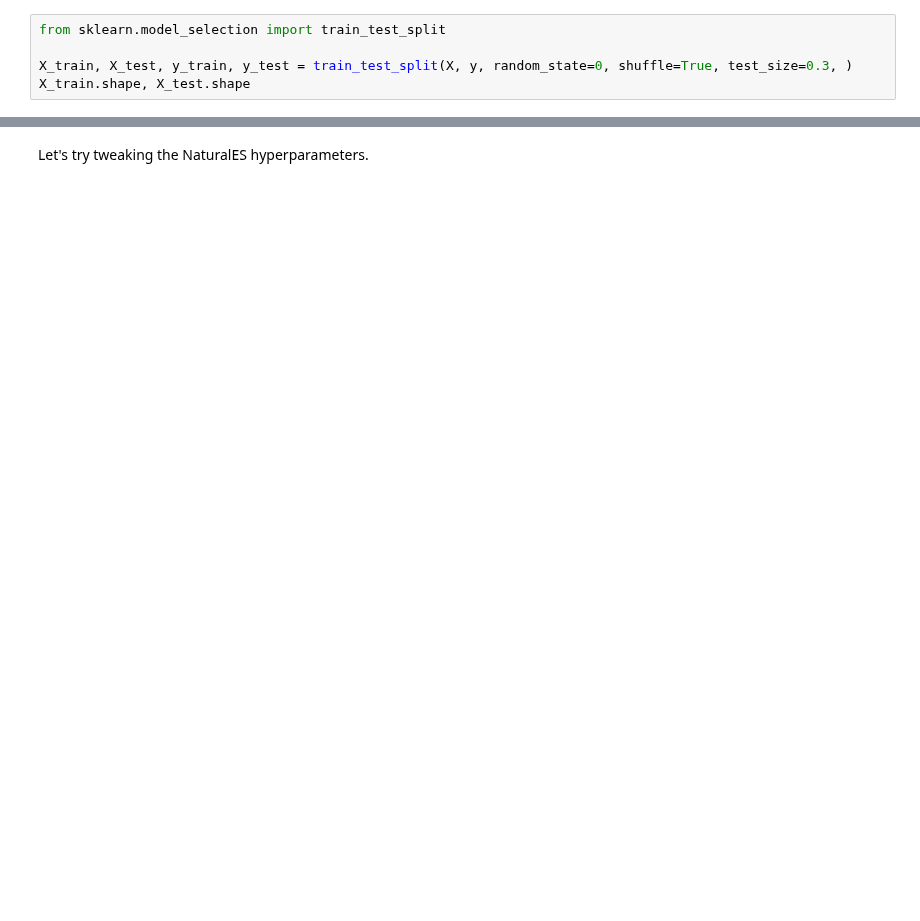
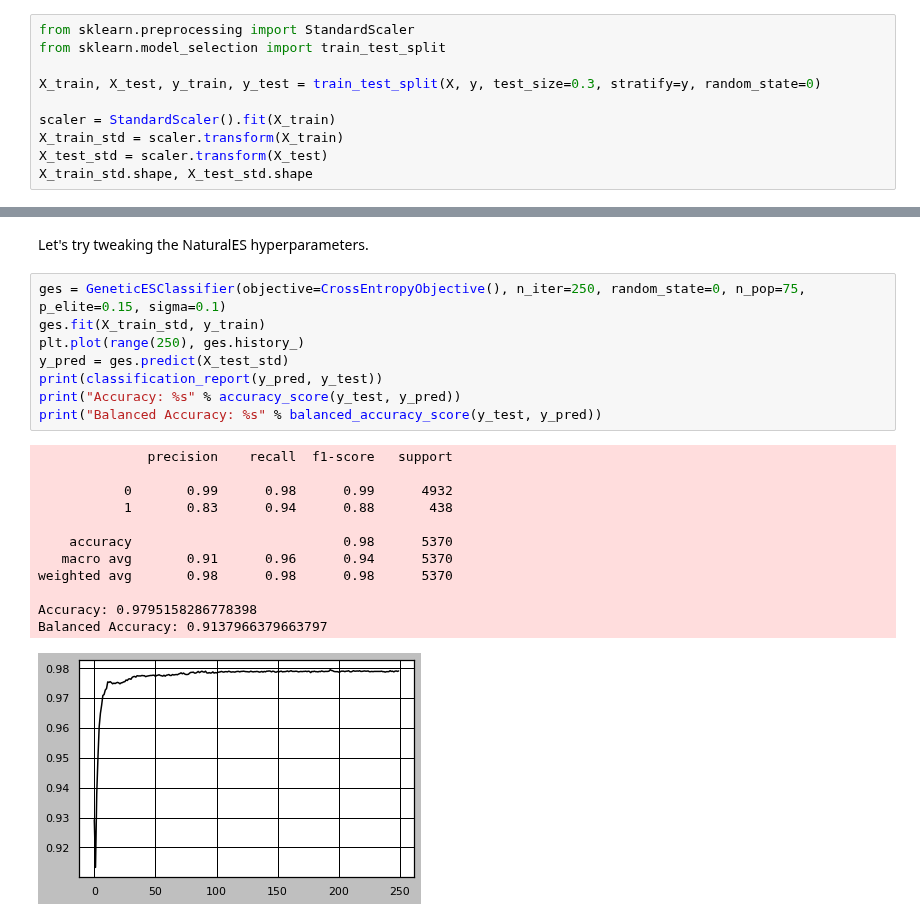
Before and after one commit to EvanLavender13/cs613-final-project, a Jupyter notebook: space.ipynb, the cells around one changed output, grey strips where cells are left out. Saved outputs shown, nothing was run; the diff lists cells and outputs as text; blank space fills up the shorter version.

```diff
--- a/space.ipynb
+++ b/space.ipynb
@@ -37,9 +37,14 @@ y.shape
 # %% [output]
 (17898,)
 # %%
+from sklearn.preprocessing import StandardScaler
 from sklearn.model_selection import train_test_split
 
-X_train, X_test, y_train, y_test = train_test_split(X, y, random_state=0, shuffle=True, test_size=0.3, )
-X_train.shape, X_test.shape
+X_train, X_test, y_train, y_test = train_test_split(X, y, test_size=0.3, stratify=y, random_state=0)
+
+scaler = StandardScaler().fit(X_train)
+X_train_std = scaler.transform(X_train)
+X_test_std = scaler.transform(X_test)
+X_train_std.shape, X_test_std.shape
 # %% [output]
 ((12528, 8), (5370, 8))
@@ -113,2 +144,23 @@ score(CrossEntropyObjective())
 # %% [markdown]
 Let's try tweaking the NaturalES hyperparameters.
+# %%
+ges = GeneticESClassifier(objective=CrossEntropyObjective(), n_iter=250, random_state=0, n_pop=75, p_elite=0.15, sigma=0.1)
+ges.fit(X_train_std, y_train)
+plt.plot(range(250), ges.history_)
+y_pred = ges.predict(X_test_std)
+print(classification_report(y_pred, y_test))
+print("Accuracy: %s" % accuracy_score(y_test, y_pred))
+print("Balanced Accuracy: %s" % balanced_accuracy_score(y_test, y_pred))
+# %% [output]
+              precision    recall  f1-score   support
+
+           0       0.99      0.98      0.99      4932
+           1       0.83      0.94      0.88       438
+
+    accuracy                           0.98      5370
+   macro avg       0.91      0.96      0.94      5370
+weighted avg       0.98      0.98      0.98      5370
+
+Accuracy: 0.9795158286778398
+Balanced Accuracy: 0.9137966379663797
+[figure, added]
```
Also changed, not shown: parts of 22 cells of this notebook, 4 other files.
